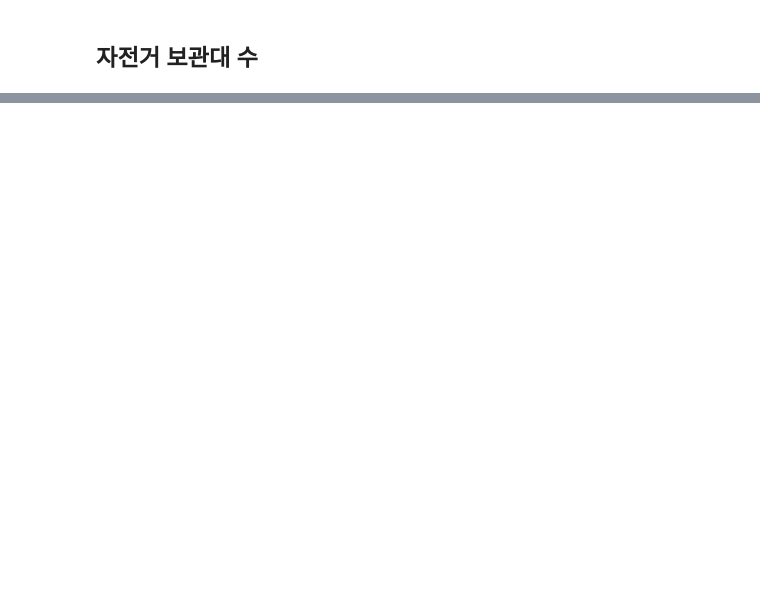
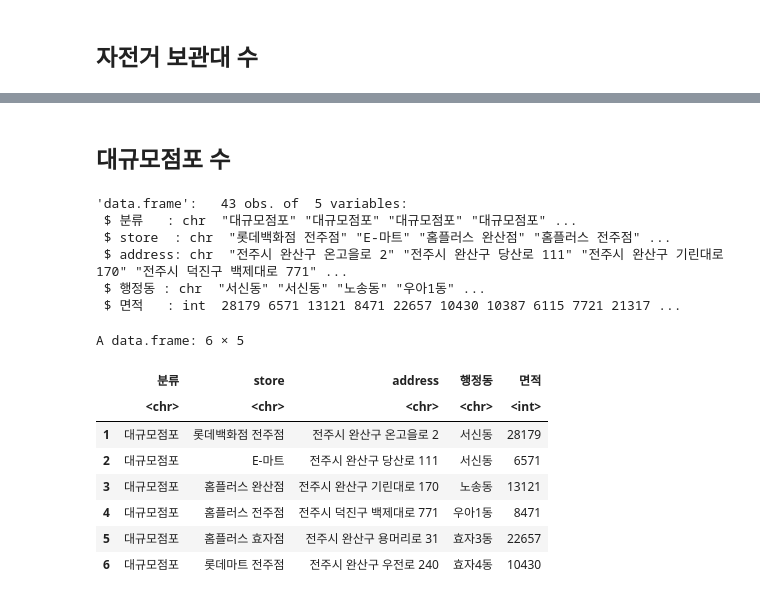
Before and after one commit to ycw0363/jeonju, a Jupyter notebook: 데이터 정리.ipynb, the cells around one changed output, grey strips where cells are left out. Saved outputs shown, nothing was run; the diff lists cells and outputs as text; code cells hidden in the pictures; blank space fills up the shorter version.

```diff
--- a/데이터 정리.ipynb
+++ b/데이터 정리.ipynb
@@ -257,0 +493,21 @@ jj처럼 정리할 수 있음 (동별로 데이터 정리!)
+# %% [markdown]
+## 대규모점포 수
+# %%
+str(bigstore)
+head(bigstore)
+# %% [output]
+'data.frame':   43 obs. of  5 variables:
+ $ 분류   : chr  "대규모점포" "대규모점포" "대규모점포" "대규모점포" ...
+ $ store  : chr  "롯데백화점 전주점" "E-마트" "홈플러스 완산점" "홈플러스 전주점" ...
+ $ address: chr  "전주시 완산구 온고을로 2" "전주시 완산구 당산로 111" "전주시 완산구 기린대로 170" "전주시 덕진구 백제대로 771" ...
+ $ 행정동 : chr  "서신동" "서신동" "노송동" "우아1동" ...
+ $ 면적   : int  28179 6571 13121 8471 22657 10430 10387 6115 7721 21317 ...
+A data.frame: 6 × 5
+|  | 분류 | store | address | 행정동 | 면적 |
+|  | <chr> | <chr> | <chr> | <chr> | <int> |
+| 1 | 대규모점포 | 롯데백화점 전주점 | 전주시 완산구 온고을로 2 | 서신동 | 28179 |
+| 2 | 대규모점포 | E-마트 | 전주시 완산구 당산로 111 | 서신동 | 6571 |
+| 3 | 대규모점포 | 홈플러스 완산점 | 전주시 완산구 기린대로 170 | 노송동 | 13121 |
+| 4 | 대규모점포 | 홈플러스 전주점 | 전주시 덕진구 백제대로 771 | 우아1동 | 8471 |
+| 5 | 대규모점포 | 홈플러스 효자점 | 전주시 완산구 용머리로 31 | 효자3동 | 22657 |
+| 6 | 대규모점포 | 롯데마트 전주점 | 전주시 완산구 우전로 240 | 효자4동 | 10430 |
```
Also changed, not shown: parts of 65 cells of this notebook.
